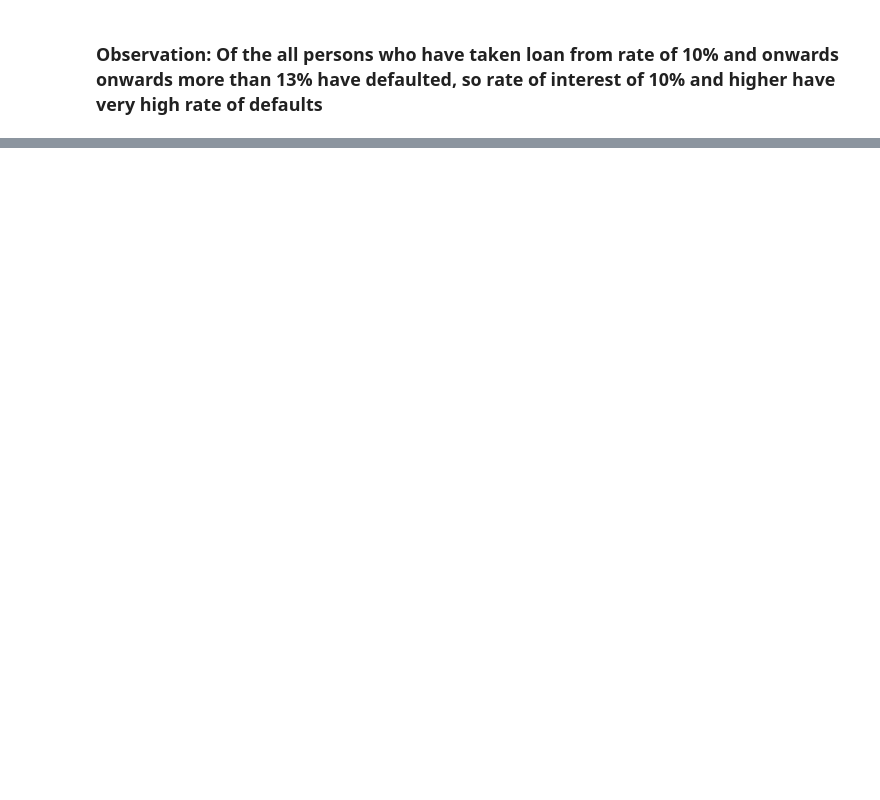
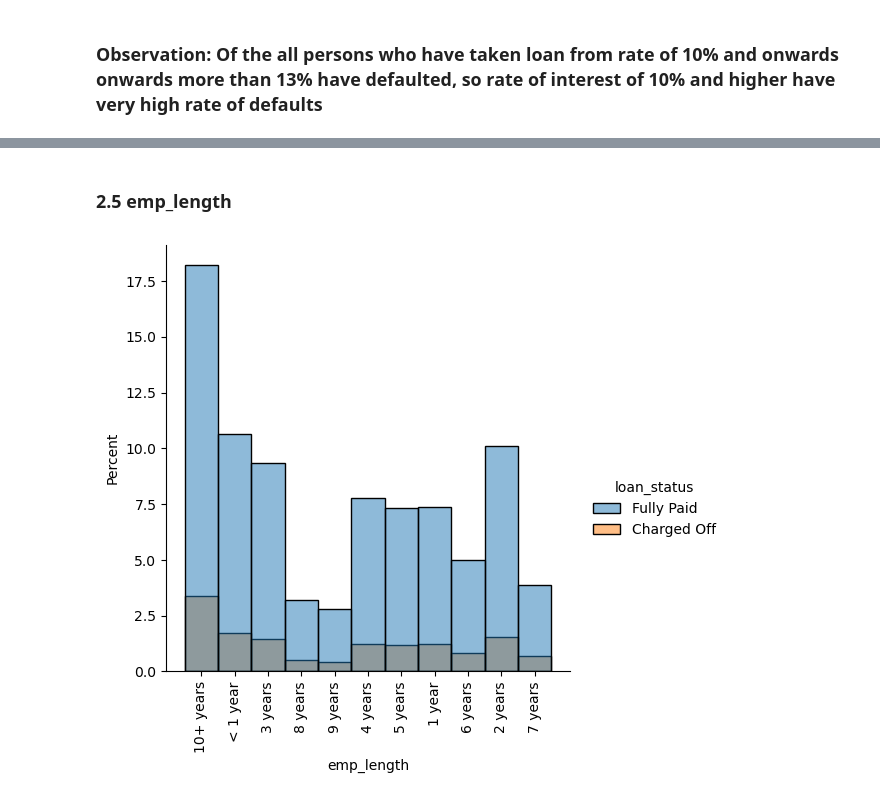
Before and after one commit to sdakshinkar/LendingClubCaseStudy, a Jupyter notebook: Swapnil_Dakshinkar.ipynb, the cells around one changed output, grey strips where cells are left out. Cells and saved outputs as stored; diff of their text form; code cells hidden in the pictures; blank space fills up the shorter version.

```diff
--- a/Swapnil_Dakshinkar.ipynb
+++ b/Swapnil_Dakshinkar.ipynb
@@ -748,0 +765,8 @@ print(df_temp[df_temp['loan_status']=='Charged Off'])
+# %% [markdown]
+### 2.5 emp_length
+# %%
+p = sns.displot(data=df,x='emp_length',hue='loan_status',stat='percent')
+plt.xticks(rotation=90)
+plt.show()
+# %% [output]
+[figure, added]
```
Also changed, not shown: parts of 38 cells of this notebook.
